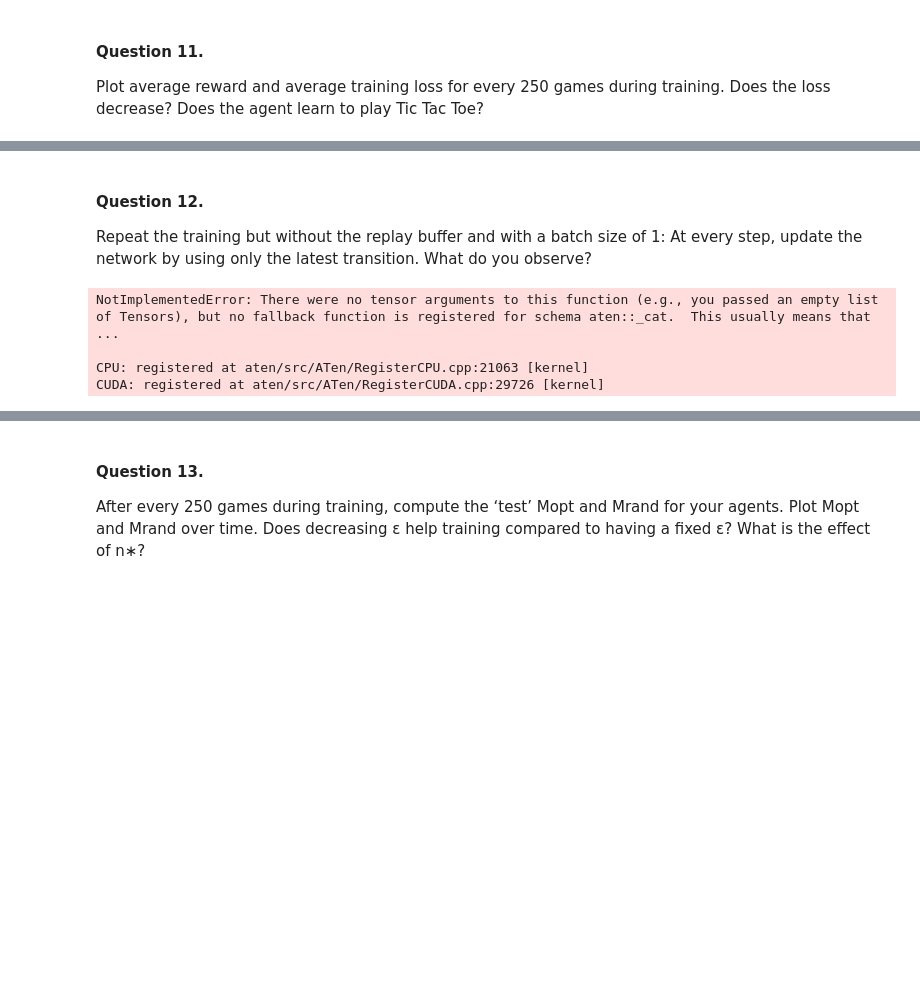
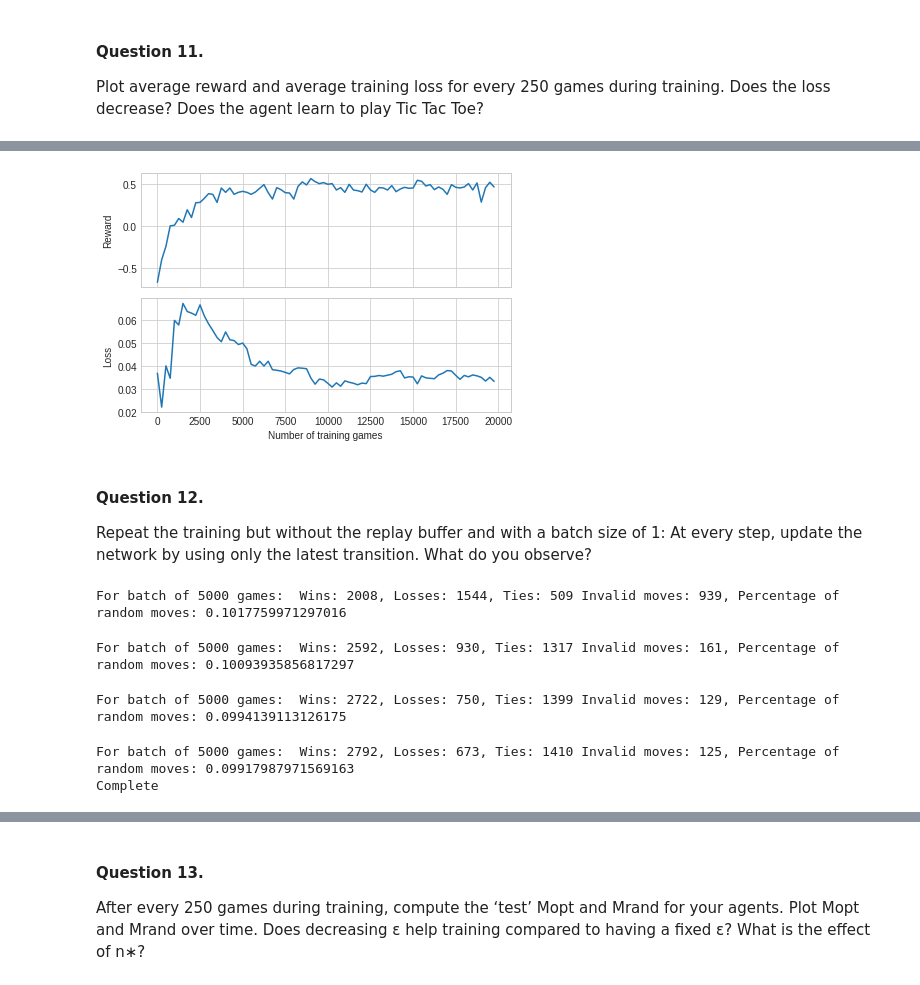
Before and after one commit to Gianniii/CS-456-Artificial-Neural-Network-Miniproject, a Jupyter notebook: tic_tac_toe.ipynb, the cells around one changed output, grey strips where cells are left out. Saved outputs shown, nothing was run; the diff lists cells and outputs as text; code cells hidden in the pictures; blank space fills up the shorter version.

```diff
--- a/tic_tac_toe.ipynb
+++ b/tic_tac_toe.ipynb
@@ -935,7 +1280,7 @@ def train(num_games = NUM_GAMES, batch_size = BATCH_SIZE, gamma = GAMMA, eps_max
 
     device = torch.device("cuda" if torch.cuda.is_available() else "cpu")
 
-    actor1 = DQNActor(device = device, batch_size = batch_size, gamma = gamma, memory_size = memory_size);
+    actor1 = DQNActor(device = "cpu", batch_size = batch_size, gamma = gamma, memory_size = memory_size);
 
     env = TictactoeEnv()
 
@@ -948,7 +1293,7 @@ def train(num_games = NUM_GAMES, batch_size = BATCH_SIZE, gamma = GAMMA, eps_max
 
     # Main Training loop
     # Train over a number of games
-    for i_episode in range(num_games):
+    for i_episode in tqdm(range(num_games)):
 
         # Initialize the environment and state
         env.reset()
@@ -1107,3 +1411,17 @@ Complete
+# %%
+plt.style.use('seaborn-whitegrid')
+fig, ax = plt.subplots(nrows=2, sharex=True)
+with plt.style.context('seaborn-whitegrid'):
+    ax[0].plot(x, avg_rewards)
+    ax[1].set_xlabel('Number of training games')
+    ax[0].set_ylabel('Reward')
+    ax[1].set_ylabel('Loss')
+    ax[1].plot(x, avg_losses)
+    plt.tight_layout()
+    plt.savefig('question11_loss_reward.png', bbox_inches='tight')
+plt.show()
+# %% [output]
+[figure, added]
 # %% [markdown]
 #### Question 12.
 
@@ -1117,16 +1435,9 @@ n = 250 # Average over sets of 250 games
 avg_rewards = np.average(np.array(rewards).reshape(-1, n), axis=1)
 x = [i*250 for i in range(len(avg_rewards))]
 avg_losses = np.average(np.array(losses).reshape(-1, n), axis=1)
-
-with plt.style.context('seaborn-whitegrid'):
-    plt.plot(x, avg_rewards, label="Reward")
-    plt.xlabel('Number of training games')
-    plt.ylabel('Value')
-    plt.plot(x, avg_losses, label="Loss")
-    plt.savefig('question12_loss_reward.png', bbox_inches='tight')
-    plt.show()
 # %% [output]
-NotImplementedError: There were no tensor arguments to this function (e.g., you passed an empty list of Tensors), but no fallback function is registered for schema aten::_cat.  This usually means that ...
-
-CPU: registered at aten/src/ATen/RegisterCPU.cpp:21063 [kernel]
-CUDA: registered at aten/src/ATen/RegisterCUDA.cpp:29726 [kernel]
+For batch of 5000 games:  Wins: 2008, Losses: 1544, Ties: 509 Invalid moves: 939, Percentage of random moves: 0.1017759971297016
+For batch of 5000 games:  Wins: 2592, Losses: 930, Ties: 1317 Invalid moves: 161, Percentage of random moves: 0.10093935856817297
+For batch of 5000 games:  Wins: 2722, Losses: 750, Ties: 1399 Invalid moves: 129, Percentage of random moves: 0.0994139113126175
+For batch of 5000 games:  Wins: 2792, Losses: 673, Ties: 1410 Invalid moves: 125, Percentage of random moves: 0.09917987971569163
+Complete
```
Also changed, not shown: parts of 24 cells of this notebook.
